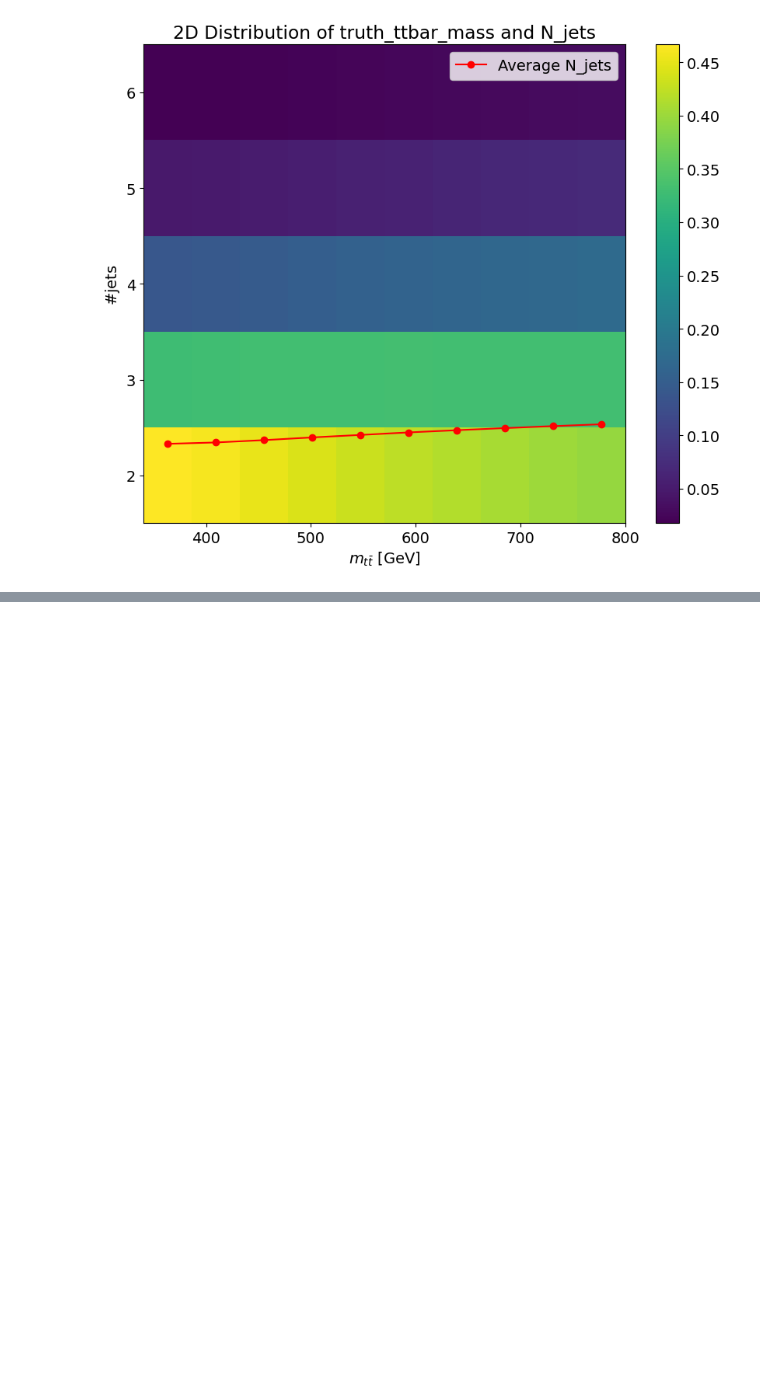
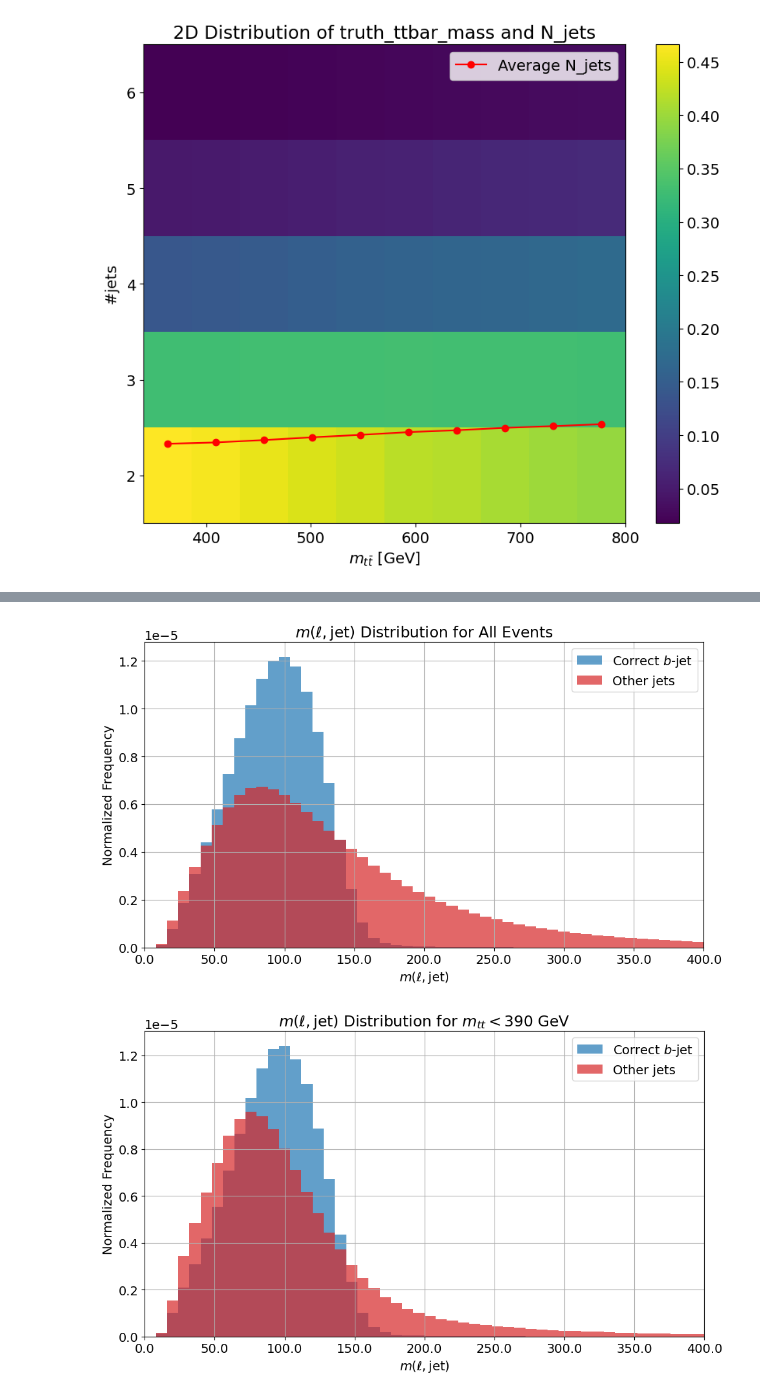
Before and after one commit to simi216/mva-trainer, a Jupyter notebook: notebooks/PlotFeatures.ipynb, the cells around one changed output, grey strips where cells are left out. Drawn from its saved outputs; the diff is of its cells as text; code cells hidden in the pictures; blank space fills up the shorter version.

```diff
--- a/notebooks/PlotFeatures.ipynb
+++ b/notebooks/PlotFeatures.ipynb
@@ -311,0 +398,30 @@ fig.savefig(PLOTS_DIR + "relational_jet_lepton_deltaR_distribution_m_tt_390GeV.p
+# %%
+data_plotter.reset_data_cuts()
+fig, ax = data_plotter.plot_relational_jet_lepton_features(
+    invariant_mass, r"$m(\ell, \text{jet})$", bins=50, range=(0, 400e3)
+)
+ticks = ax.get_xticks()
+ax.set_xticks(ticks)
+ax.set_xticklabels([tick/1e3  for tick in ticks])
+ax.set_xlim((0, 400e3))
+ax.set_title(r"$m(\ell, \text{jet})$ Distribution for All Events")
+fig.tight_layout()
+fig.tight_layout()
+# adjust font sizes for this figure
+fig.savefig(PLOTS_DIR + "relational_jet_lepton_inv_mass_distribution.pdf")
+
+
+data_plotter.register_data_cut("non_training", "truth_ttbar_mass", lambda x: x < 390e3)
+fig, ax = data_plotter.plot_relational_jet_lepton_features(
+    invariant_mass, r"$m(\ell, \text{jet})$", bins=50, range=(0, 400e3)
+)
+ticks = ax.get_xticks()
+ax.set_xticks(ticks)
+ax.set_xticklabels([tick/1e3  for tick in ticks])
+ax.set_xlim((0, 400e3))
+ax.set_title(r"$m(\ell,\text{jet})$ Distribution for $m_{tt} < 390$ GeV")
+fig.tight_layout()
+fig.savefig(PLOTS_DIR + "relational_jet_lepton_inv_mass_distribution_m_tt_390GeV.pdf")
+# %% [output]
+[figure, added]
+[figure, added]
```
Also changed, not shown: parts of 18 cells of this notebook, 28 other files.
